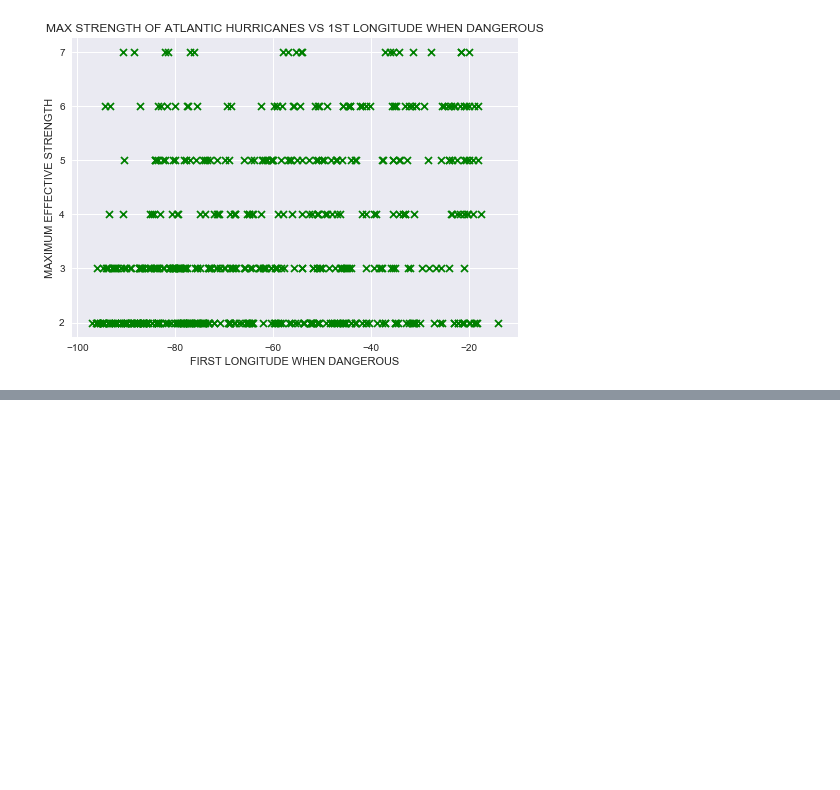
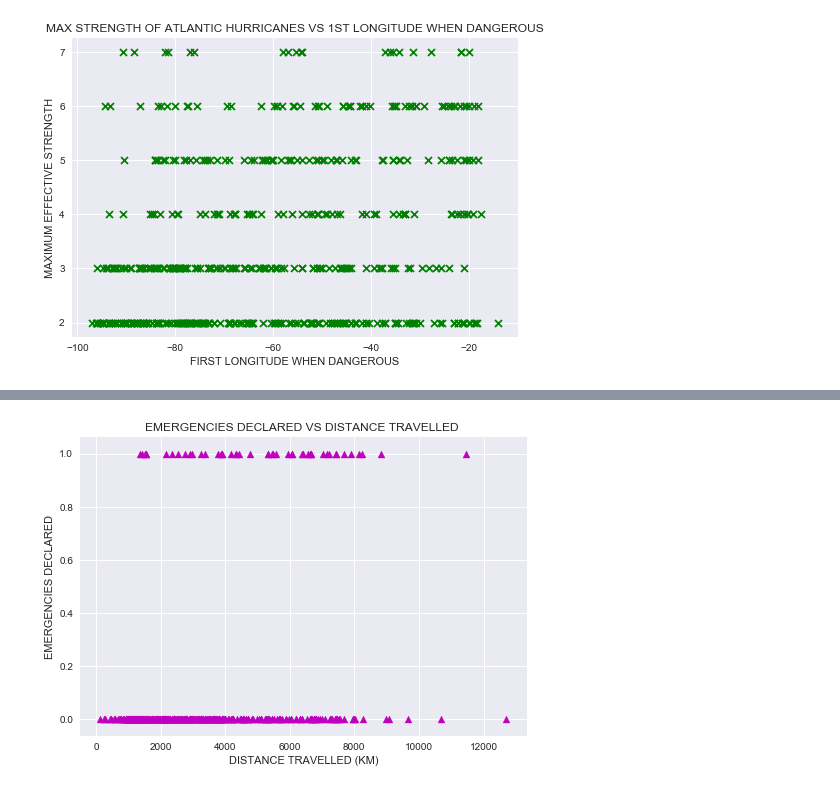
Before and after one commit to DenisDalidovich/SpringboardCapstoneProject1, a Jupyter notebook: Hurricanes_Data_Wrangling&Storytelling.ipynb, the cells around one changed output, grey strips where cells are left out. Drawn from its saved outputs; the diff is of its cells as text; code cells hidden in the pictures; blank space fills up the shorter version.

```diff
--- a/Hurricanes_Data_Wrangling&Storytelling.ipynb
+++ b/Hurricanes_Data_Wrangling&Storytelling.ipynb
@@ -819,0 +849,13 @@ memory usage: 5.1+ KB
+# %%
+gg2 = plt.figure()
+
+plt.scatter(x = df_merge_new['DISTANCE TRAVELLED(KM)'], y = df_merge_new['LED TO EMERGENCIES'],
+            marker = '^', c = 'm')
+plt.xlabel('DISTANCE TRAVELLED (KM)')
+plt.ylabel('EMERGENCIES DECLARED')
+plt.title('EMERGENCIES DECLARED VS DISTANCE TRAVELLED ')
+plt.show()
+
+gg2.savefig('emergencies_vs_distance.pdf')
+# %% [output]
+[figure, added]
```
Also changed, not shown: parts of 22 cells of this notebook.
